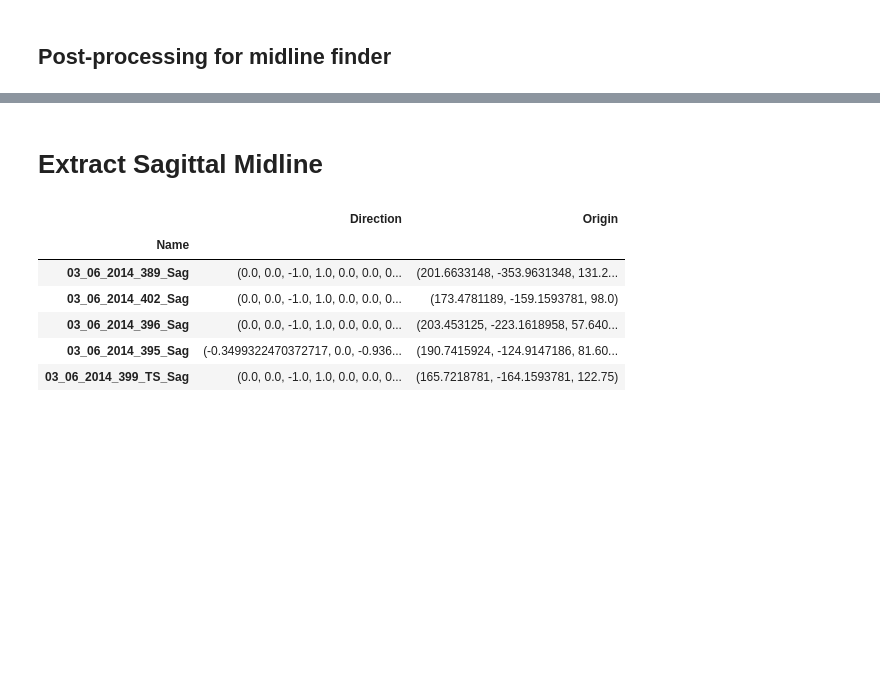
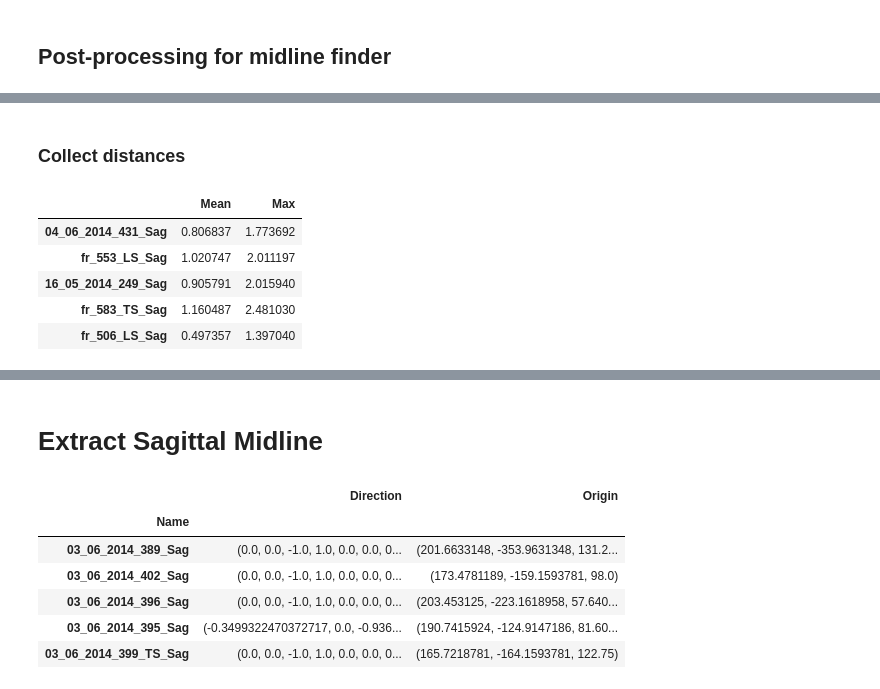
Before and after one commit to DMcSweeney/coronal_sagittal_cnn, a Jupyter notebook: notebooks/midline_post.ipynb, the cells around one changed output, grey strips where cells are left out. Cells and saved outputs as stored; diff of their text form; code cells hidden in the pictures; blank space fills up the shorter version.

```diff
--- a/notebooks/midline_post.ipynb
+++ b/notebooks/midline_post.ipynb
@@ -122,0 +171,46 @@ interactive(children=(Dropdown(description='name', options=('04_06_2014_431_Sag'
+# %% [markdown]
+### Collect distances
+# %%
+def collect_dist(name):
+    idx = list(ids).index(name)
+    gt_coords = pd.read_csv(f'../midline_data/coordinates/{name}.csv')
+    pred = masks[idx, 0]
+    # --- Format gt ---
+    x_gt, y_gt = gt_coords['X'].to_list(), gt_coords['Y'].to_list()
+    # Fit spline
+    tck = interpolate.splrep(y_gt, x_gt, k=1, s=0)
+    fit_x = np.linspace(int(min(y_gt)), int(max(y_gt)), int(max(y_gt)-min(y_gt)))
+    fit = interpolate.splev(fit_x, tck, der=0)
+    # Extend vertically either end
+    top = [fit[0]]*int(min(y_gt))
+    bot = [fit[-1]]*(512-int(max(y_gt)))
+    top.extend(fit)
+    top.extend(bot)
+    if len(top) != 512:
+        top.append(fit[-1])
+
+     # --- Fitting ---
+    pred_contours = measure.find_contours(pred, 0.5)
+    # Get center of contours for line fitting
+    x = [np.mean(contour[:, 1]) for contour in pred_contours]
+    y = [np.mean(contour[:, 0]) for contour in pred_contours]
+
+    # --- Evaluate ----
+    dist_dict, point_dict = min_distance(x, y, top)
+    distances = list(dist_dict.values())
+
+    return np.mean(distances), np.max(distances)
+# %%
+dist_dict = {}
+for name in list(ids):
+    mean, max_ = collect_dist(name)
+    dist_dict[name] = {'Mean': mean, 'Max': max_}
+dist_df = pd.DataFrame(dist_dict)
+display(dist_df.T.head())
+# %% [output]
+|  | Mean | Max |
+| 04_06_2014_431_Sag | 0.806837 | 1.773692 |
+| fr_553_LS_Sag | 1.020747 | 2.011197 |
+| 16_05_2014_249_Sag | 0.905791 | 2.015940 |
+| fr_583_TS_Sag | 1.160487 | 2.481030 |
+| fr_506_LS_Sag | 0.497357 | 1.397040 |
```
Also changed, not shown: parts of 16 cells of this notebook, 6 other files.
